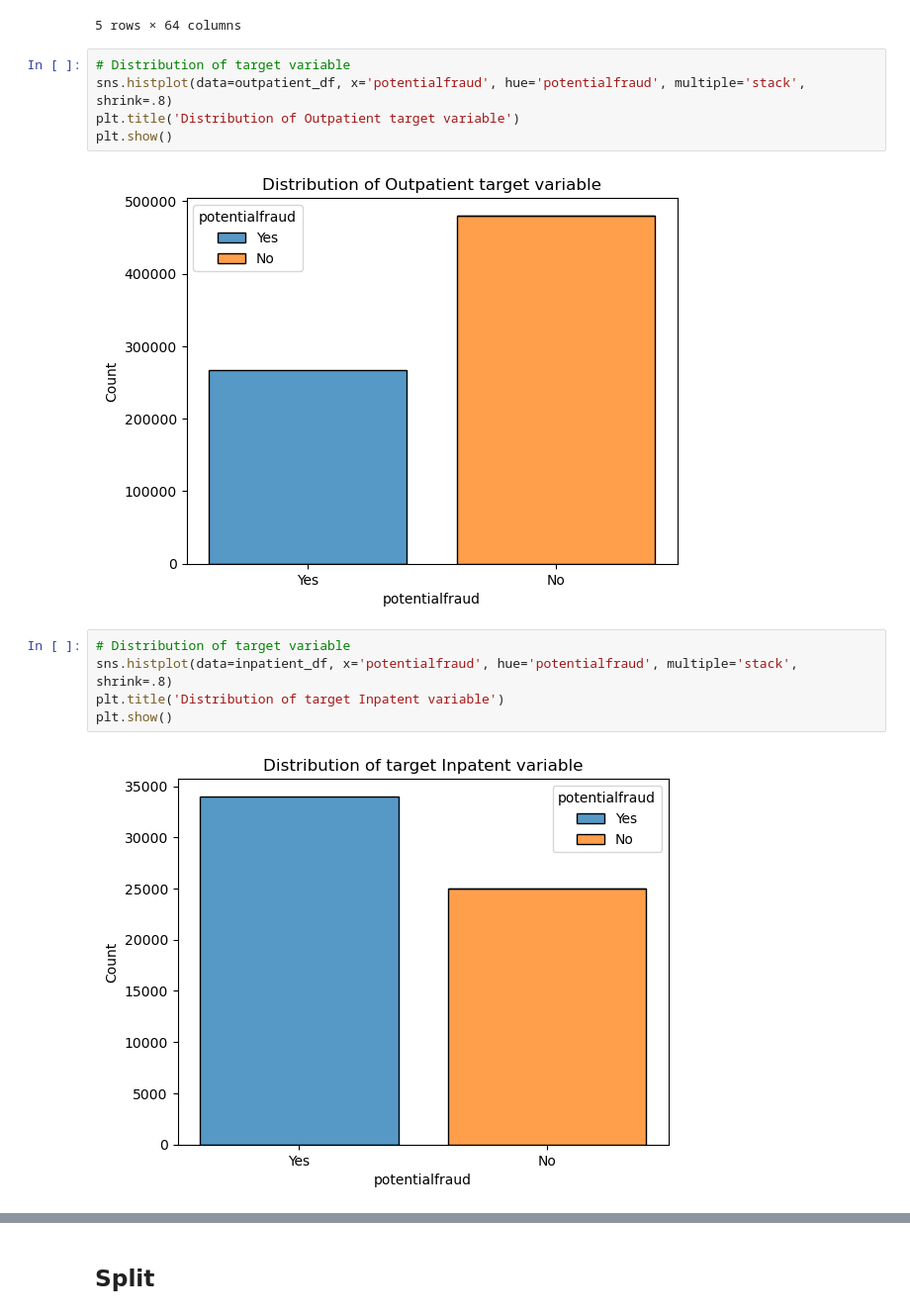
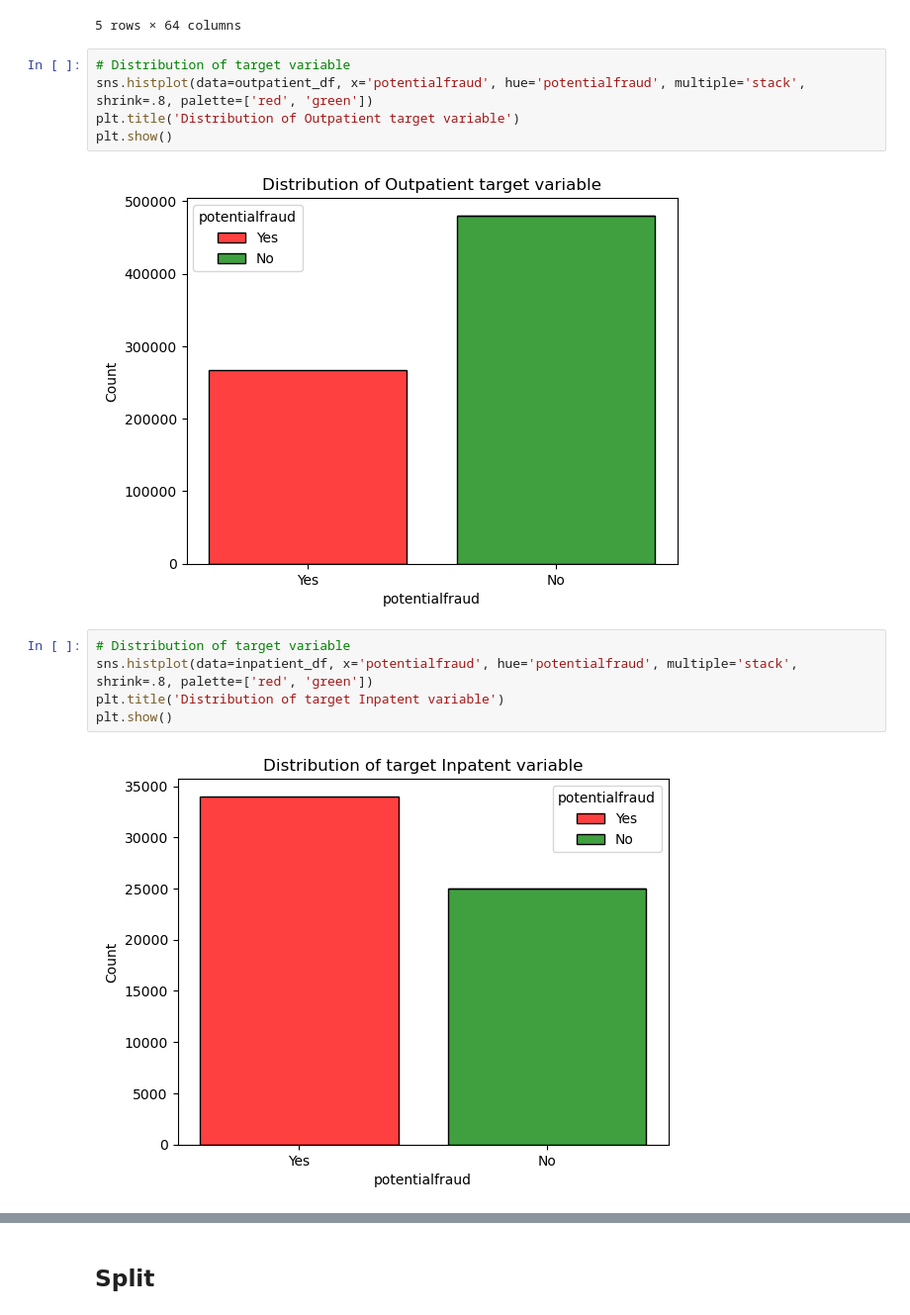
Before and after one commit to AswathyRadha100/Fraud_Detection_In_Healthcare, a Jupyter notebook: Workbooks/Ramiro/Final_Notebook_Draft.ipynb, the cells around one changed output, grey strips where cells are left out. Shown at 99% size. Saved outputs shown, nothing was run; the diff lists cells and outputs as text.

```diff
--- a/Workbooks/Ramiro/Final_Notebook_Draft.ipynb
+++ b/Workbooks/Ramiro/Final_Notebook_Draft.ipynb
@@ -341,16 +328,16 @@ inpatient_df.head()
 5 rows × 64 columns
 # %%
 # Distribution of target variable
-sns.histplot(data=outpatient_df, x='potentialfraud', hue='potentialfraud', multiple='stack', shrink=.8)
+sns.histplot(data=outpatient_df, x='potentialfraud', hue='potentialfraud', multiple='stack', shrink=.8, palette=['red', 'green'])
 plt.title('Distribution of Outpatient target variable')
 plt.show()
 # %% [output]
-[figure, old version]
+[figure, new version]
 # %%
 # Distribution of target variable
-sns.histplot(data=inpatient_df, x='potentialfraud', hue='potentialfraud', multiple='stack', shrink=.8)
+sns.histplot(data=inpatient_df, x='potentialfraud', hue='potentialfraud', multiple='stack', shrink=.8, palette=['red', 'green'])
 plt.title('Distribution of target Inpatent variable')
 plt.show()
 # %% [output]
-[figure, old version]
+[figure, new version]
 # %% [markdown]
```
Also changed, not shown: parts of 93 cells of this notebook.
